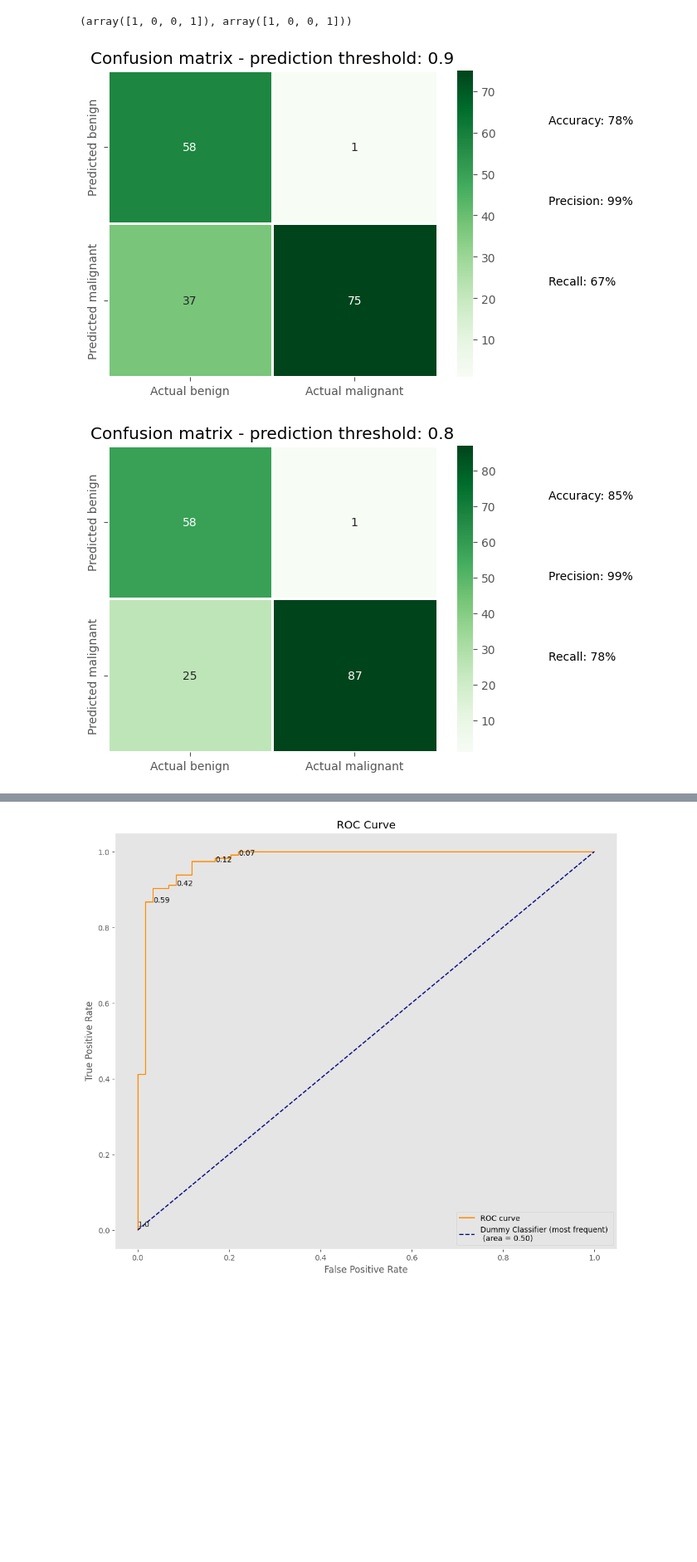
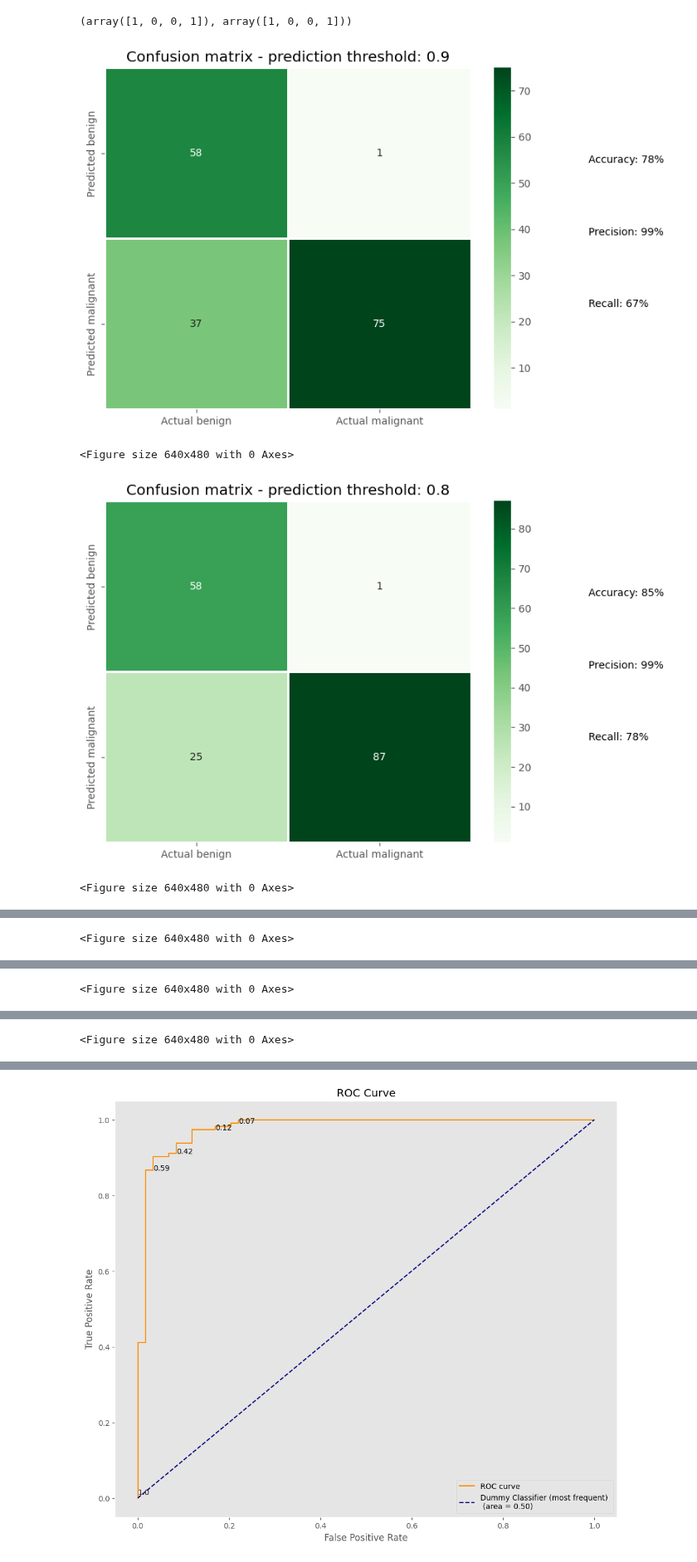
Before and after one commit to LiZoMark841619/Machine_learning, a Jupyter notebook: LogisticRegression/Breast_cancer/script.ipynb, the cells around one changed output, grey strips where cells are left out. Shown at 83% size. Saved outputs shown, nothing was run; the diff lists cells and outputs as text; code cells hidden in the pictures; blank space fills up the shorter version.

```diff
--- a/LogisticRegression/Breast_cancer/script.ipynb
+++ b/LogisticRegression/Breast_cancer/script.ipynb
@@ -197,17 +197,20 @@ y_test[40:44], y_pred[40:44]
 # %%
 # Evaluate the model by using from sklearn.metrics import confusion_matrix, accuracy_score, precision_score, recall_score
 threshs = [i*1/10 for i in range(1, 10)]
 for thresh in reversed(threshs):
+    plt.figure(figsize=[8, 6])
     y_pred = np.where(model.predict_proba(X_test)[:, 1] > thresh, 1, 0)
     sns.heatmap(confusion_matrix(y_test, y_pred), annot=True, fmt=',d', cmap='Greens', linewidths=2, linecolor='white',
     xticklabels=['Actual benign', 'Actual malignant'], yticklabels=['Predicted benign', 'Predicted malignant'])
     plt.text(x= 2.5, y=1.40, s=f'''
         Accuracy: {round(100*accuracy_score(y_test, y_pred))}%\n\n\n\n\n
         Precision: {round(100*precision_score(y_test, y_pred))}%\n\n\n\n\n
         Recall: {round(100*recall_score(y_test, y_pred))}%''')
     plt.title(f'Confusion matrix - prediction threshold: {thresh}')
     plt.show()
     plt.clf()
 # %% [output]
-[figure, old version]
+[figure, new version]
+<Figure size 640x480 with 0 Axes>
-[figure, old version]
+[figure, new version]
+<Figure size 640x480 with 0 Axes>
@@ -214,0 +218 @@ for thresh in reversed(threshs):
+<Figure size 640x480 with 0 Axes>
@@ -215,0 +220 @@ for thresh in reversed(threshs):
+<Figure size 640x480 with 0 Axes>
@@ -216,0 +222 @@ for thresh in reversed(threshs):
+<Figure size 640x480 with 0 Axes>
```
Also changed, not shown: parts of 3 cells of this notebook.
